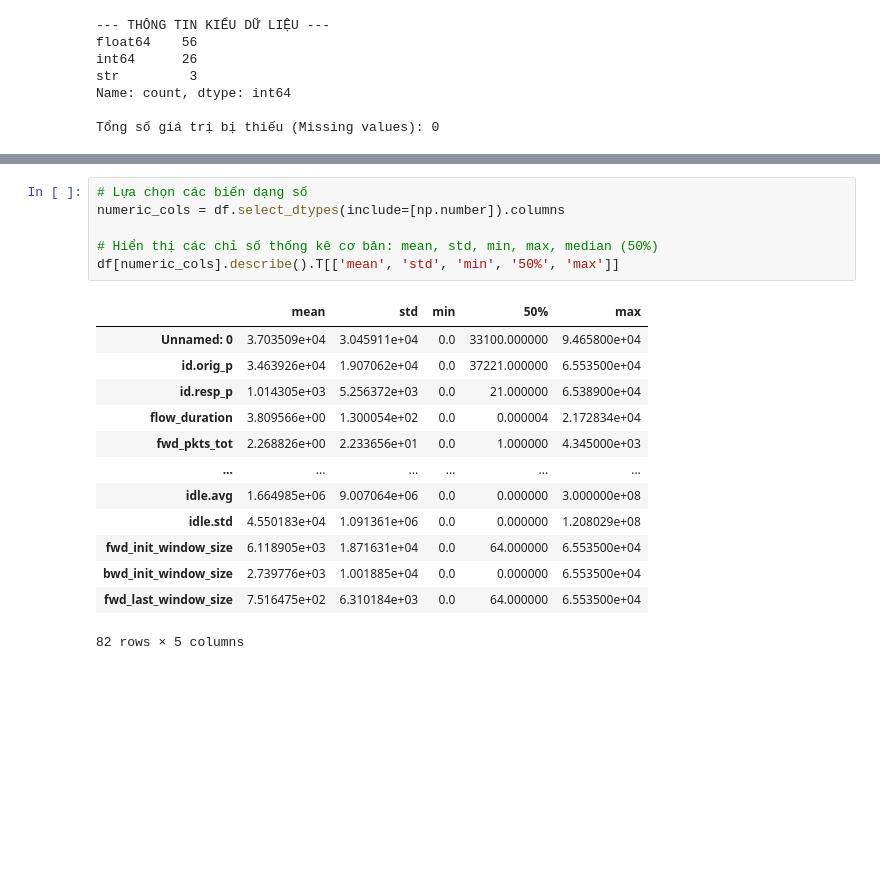
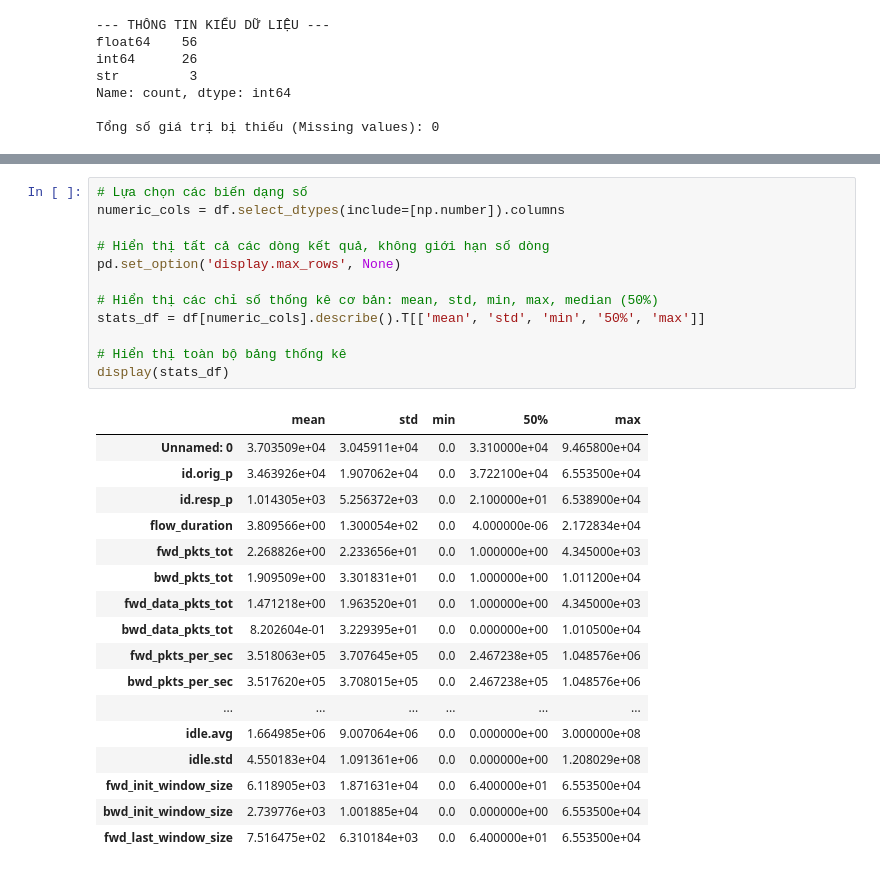
Before and after one commit to PhamNgocTuan-2006/SGU26K2_MayHoc, a Jupyter notebook: DeTaiCuoiKy_V2/eda/eda-iot.ipynb, the cells around one changed output, grey strips where cells are left out. Drawn from its saved outputs; the diff is of its cells as text; blank space fills up the shorter version.

Commit message:
Cập nhật phân tích EDA, sửa lỗi biểu đồ và thống kê

```diff
--- a/DeTaiCuoiKy_V2/eda/eda-iot.ipynb
+++ b/DeTaiCuoiKy_V2/eda/eda-iot.ipynb
@@ -126,23 +130,33 @@ Passing `palette` without assigning `hue` is deprecated and will be removed in v
 # %%
 # Lựa chọn các biến dạng số
 numeric_cols = df.select_dtypes(include=[np.number]).columns
 
+# Hiển thị tất cả các dòng kết quả, không giới hạn số dòng
+pd.set_option('display.max_rows', None)
+
 # Hiển thị các chỉ số thống kê cơ bản: mean, std, min, max, median (50%)
-df[numeric_cols].describe().T[['mean', 'std', 'min', '50%', 'max']]
+stats_df = df[numeric_cols].describe().T[['mean', 'std', 'min', '50%', 'max']]
+
+# Hiển thị toàn bộ bảng thống kê
+display(stats_df)
 # %% [output]
 |  | mean | std | min | 50% | max |
-| Unnamed: 0 | 3.703509e+04 | 3.045911e+04 | 0.0 | 33100.000000 | 9.465800e+04 |
-| id.orig_p | 3.463926e+04 | 1.907062e+04 | 0.0 | 37221.000000 | 6.553500e+04 |
-| id.resp_p | 1.014305e+03 | 5.256372e+03 | 0.0 | 21.000000 | 6.538900e+04 |
-| flow_duration | 3.809566e+00 | 1.300054e+02 | 0.0 | 0.000004 | 2.172834e+04 |
-| fwd_pkts_tot | 2.268826e+00 | 2.233656e+01 | 0.0 | 1.000000 | 4.345000e+03 |
+| Unnamed: 0 | 3.703509e+04 | 3.045911e+04 | 0.0 | 3.310000e+04 | 9.465800e+04 |
+| id.orig_p | 3.463926e+04 | 1.907062e+04 | 0.0 | 3.722100e+04 | 6.553500e+04 |
+| id.resp_p | 1.014305e+03 | 5.256372e+03 | 0.0 | 2.100000e+01 | 6.538900e+04 |
+| flow_duration | 3.809566e+00 | 1.300054e+02 | 0.0 | 4.000000e-06 | 2.172834e+04 |
+| fwd_pkts_tot | 2.268826e+00 | 2.233656e+01 | 0.0 | 1.000000e+00 | 4.345000e+03 |
+| bwd_pkts_tot | 1.909509e+00 | 3.301831e+01 | 0.0 | 1.000000e+00 | 1.011200e+04 |
+| fwd_data_pkts_tot | 1.471218e+00 | 1.963520e+01 | 0.0 | 1.000000e+00 | 4.345000e+03 |
+| bwd_data_pkts_tot | 8.202604e-01 | 3.229395e+01 | 0.0 | 0.000000e+00 | 1.010500e+04 |
+| fwd_pkts_per_sec | 3.518063e+05 | 3.707645e+05 | 0.0 | 2.467238e+05 | 1.048576e+06 |
+| bwd_pkts_per_sec | 3.517620e+05 | 3.708015e+05 | 0.0 | 2.467238e+05 | 1.048576e+06 |
 | ... | ... | ... | ... | ... | ... |
-| idle.avg | 1.664985e+06 | 9.007064e+06 | 0.0 | 0.000000 | 3.000000e+08 |
-| idle.std | 4.550183e+04 | 1.091361e+06 | 0.0 | 0.000000 | 1.208029e+08 |
-| fwd_init_window_size | 6.118905e+03 | 1.871631e+04 | 0.0 | 64.000000 | 6.553500e+04 |
-| bwd_init_window_size | 2.739776e+03 | 1.001885e+04 | 0.0 | 0.000000 | 6.553500e+04 |
-| fwd_last_window_size | 7.516475e+02 | 6.310184e+03 | 0.0 | 64.000000 | 6.553500e+04 |
+| idle.avg | 1.664985e+06 | 9.007064e+06 | 0.0 | 0.000000e+00 | 3.000000e+08 |
+| idle.std | 4.550183e+04 | 1.091361e+06 | 0.0 | 0.000000e+00 | 1.208029e+08 |
+| fwd_init_window_size | 6.118905e+03 | 1.871631e+04 | 0.0 | 6.400000e+01 | 6.553500e+04 |
+| bwd_init_window_size | 2.739776e+03 | 1.001885e+04 | 0.0 | 0.000000e+00 | 6.553500e+04 |
+| fwd_last_window_size | 7.516475e+02 | 6.310184e+03 | 0.0 | 6.400000e+01 | 6.553500e+04 |
-82 rows × 5 columns
 # %%
 # Phân tích đặc trưng 'flow_duration' theo từng nhóm tấn công
 if 'flow_duration' in df.columns:
```
Also changed, not shown: parts of 6 cells of this notebook, 3 other files.
